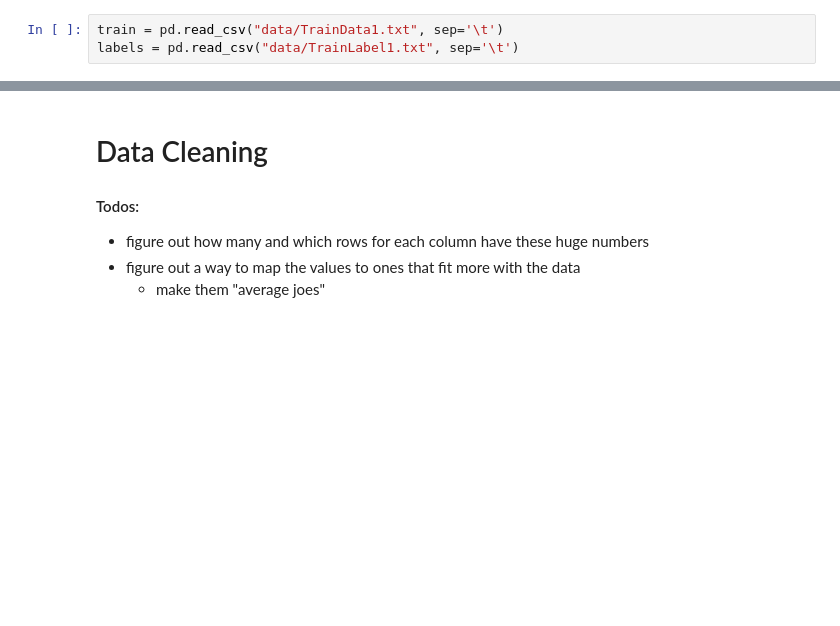
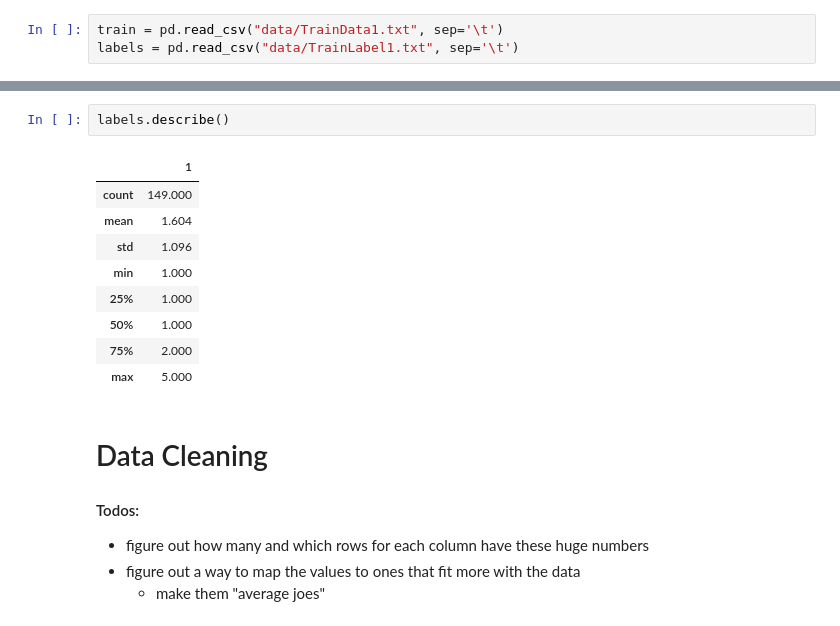
Before and after one commit to calebdre/Machine-Learning-Project, a Jupyter notebook: part1/explore.ipynb, the cells around one changed output, grey strips where cells are left out. Drawn from its saved outputs; the diff is of its cells as text; blank space fills up the shorter version.

```diff
--- a/part1/explore.ipynb
+++ b/part1/explore.ipynb
@@ -71,3 +30,15 @@ merged.head(10)
+# %%
+labels.describe()
+# %% [output]
+|  | 1 |
+| count | 149.000 |
+| mean | 1.604 |
+| std | 1.096 |
+| min | 1.000 |
+| 25% | 1.000 |
+| 50% | 1.000 |
+| 75% | 2.000 |
+| max | 5.000 |
 # %% [markdown]
 # Data Cleaning
 
```
Also changed, not shown: parts of 30 cells of this notebook.
